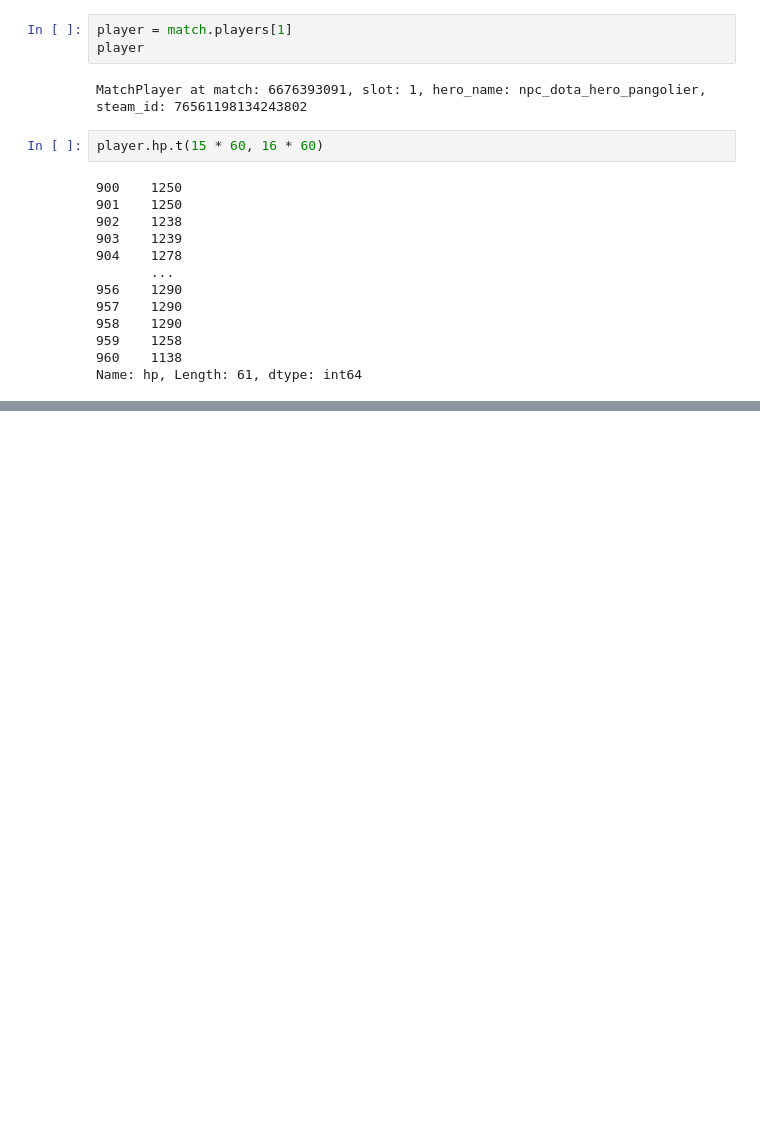
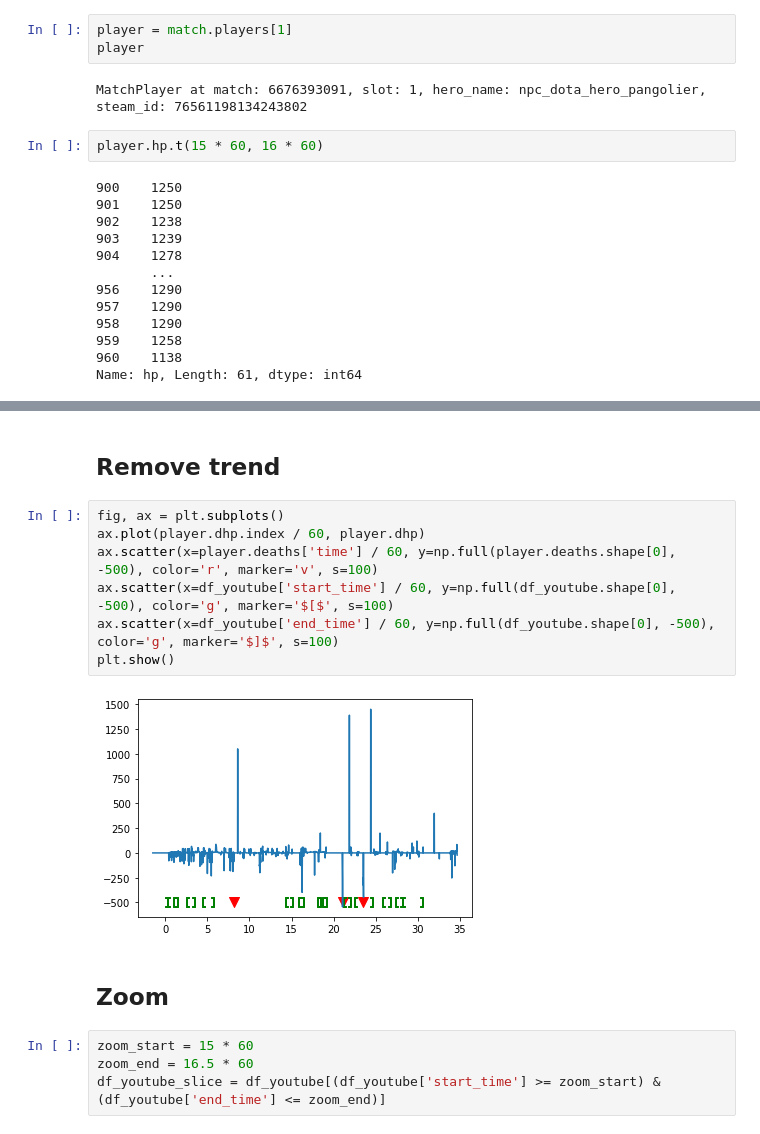
Before and after one commit to arch1baald/woodota, a Jupyter notebook: notebooks/highlights.ipynb, the cells around one changed output, grey strips where cells are left out. Cells and saved outputs as stored; diff of their text form; blank space fills up the shorter version.

```diff
--- a/notebooks/highlights.ipynb
+++ b/notebooks/highlights.ipynb
@@ -49,0 +101,17 @@ Name: hp, Length: 61, dtype: int64
+# %% [markdown]
+## Remove trend
+# %%
+fig, ax = plt.subplots()
+ax.plot(player.dhp.index / 60, player.dhp)
+ax.scatter(x=player.deaths['time'] / 60, y=np.full(player.deaths.shape[0], -500), color='r', marker='v', s=100)
+ax.scatter(x=df_youtube['start_time'] / 60, y=np.full(df_youtube.shape[0], -500), color='g', marker='$[$', s=100)
+ax.scatter(x=df_youtube['end_time'] / 60, y=np.full(df_youtube.shape[0], -500), color='g', marker='$]$', s=100)
+plt.show()
+# %% [output]
+[figure, added]
+# %% [markdown]
+## Zoom
+# %%
+zoom_start = 15 * 60
+zoom_end = 16.5 * 60
+df_youtube_slice = df_youtube[(df_youtube['start_time'] >= zoom_start) & (df_youtube['end_time'] <= zoom_end)]
```
Also changed, not shown: parts of 11 cells of this notebook, 5 other files.
